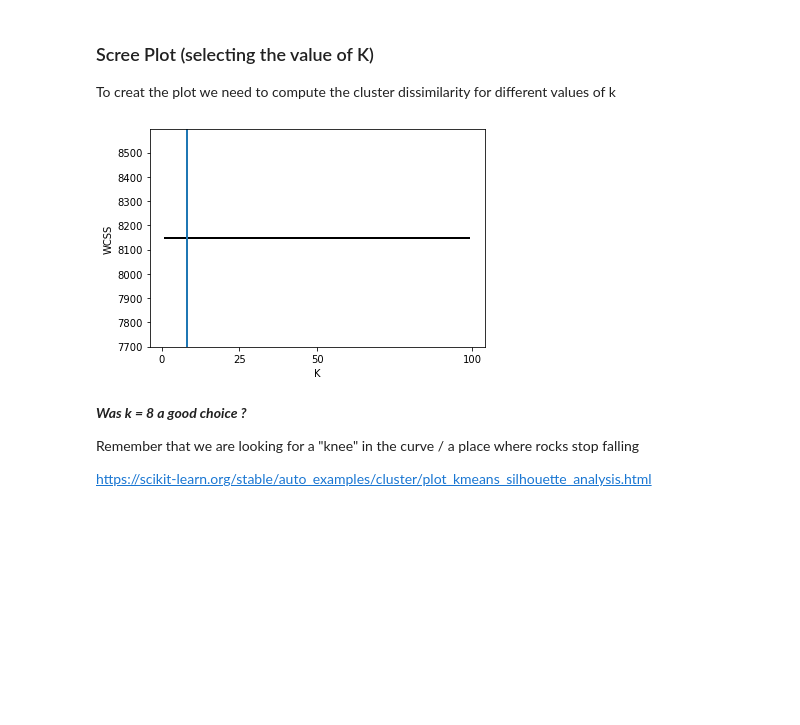
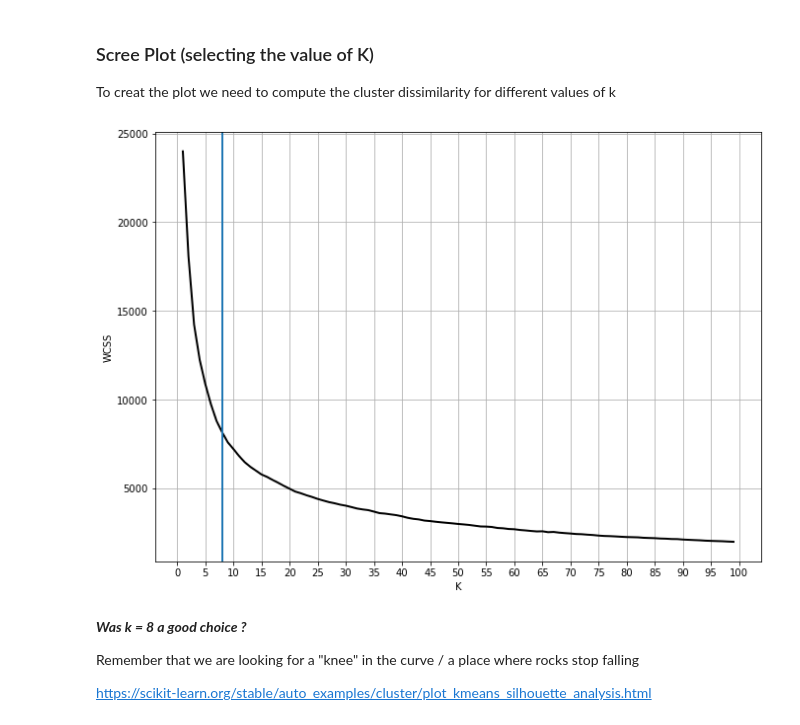
Before and after one commit to paulgrigas/IEOR-142-242-Python-Project, a Jupyter notebook: Lab 7/Lab7b_teaching.ipynb, the cells around one changed output. Drawn from its saved outputs; the diff is of its cells as text; code cells hidden in the pictures; blank space fills up the shorter version.

```diff
--- a/Lab 7/Lab7b_teaching.ipynb
+++ b/Lab 7/Lab7b_teaching.ipynb
@@ -163,18 +163,20 @@ To creat the plot we need to compute the cluster dissimilarity for different val
 # %%
 wcss = []
 for k in range(1, 100):
-    kmeans = KMeans(init='k-means++', n_clusters=8, n_init=10, max_iter=100, random_state=88)
+    kmeans = KMeans(init='k-means++', n_clusters=k, n_init=10, max_iter=100, random_state=88)
     kmeans.fit(airline_scaled)
     wcss.append(kmeans.inertia_)
 # %%
+plt.figure(figsize=(11,8))
 plt.plot(range(1, 100), wcss, linewidth=2, color='black')
 plt.axvline(x=8, linewidth=2)
-plt.xticks([0,25,50,100])
+plt.xticks(np.linspace(0,100,21))
 plt.xlabel('K')
 plt.ylabel('WCSS')
+plt.grid(axis='both')
 plt.show()
 # %% [output]
-[figure, old version]
+[figure, new version]
 # %% [markdown]
 ***Was k = 8 a good choice ?***
 
```
Also changed, not shown: parts of 18 cells of this notebook, 1 other file.
